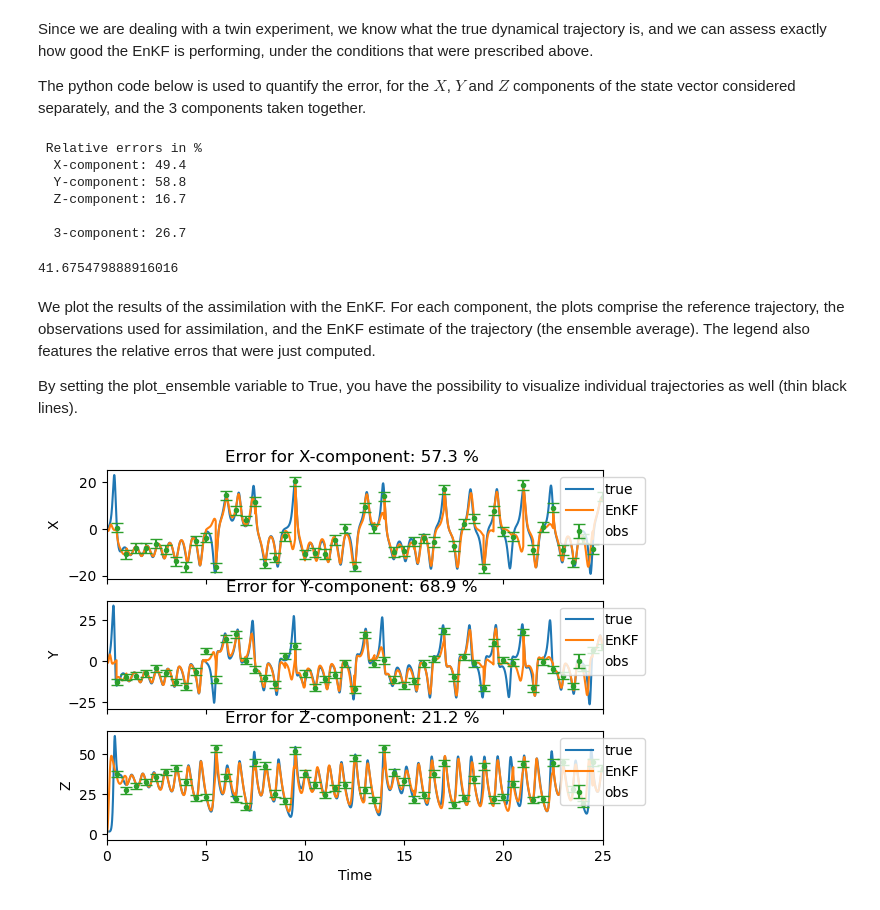
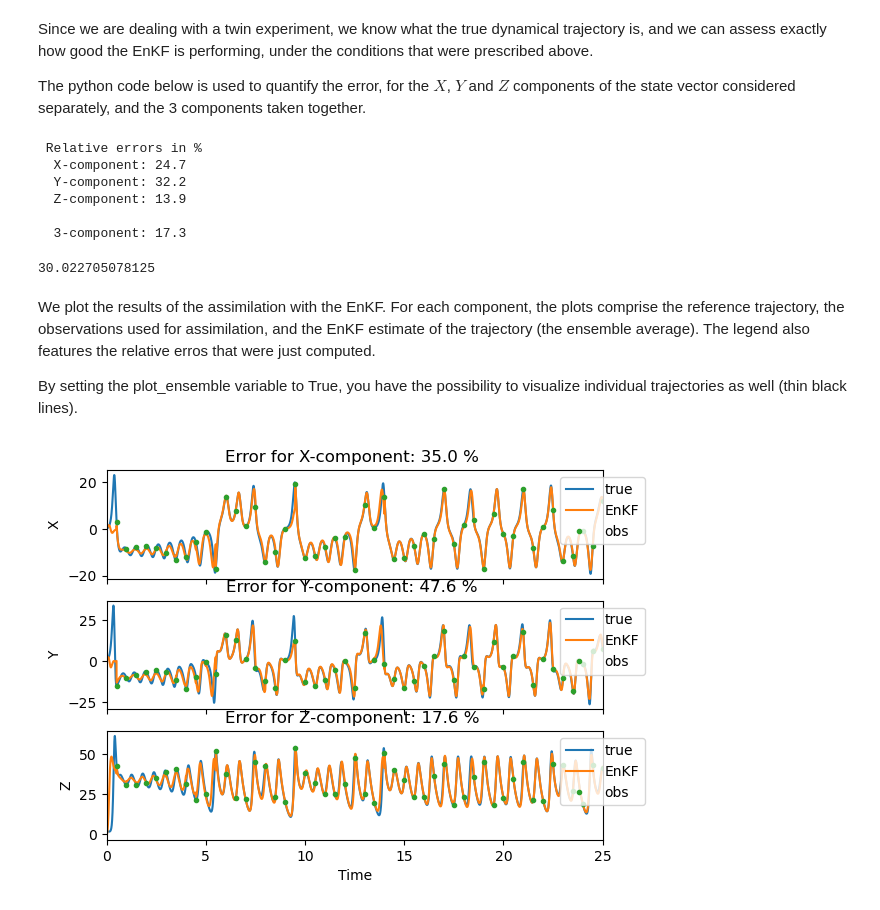
Before and after one commit to acse-jm122/torchda, a Jupyter notebook: examples/lorenz_enkf.ipynb, the cells around one changed output. Cells and saved outputs as stored; diff of their text form; code cells hidden in the pictures.

```diff
--- a/examples/lorenz_enkf.ipynb
+++ b/examples/lorenz_enkf.ipynb
@@ -107,15 +107,16 @@ nobs = ceil(T / dtobs)  # number of times observations are performed
 gap = int(dtobs / dt)  # number of time steps between each observation
 time_obs = time[gap::gap]
 # Generate vector of observations
-y = torch.zeros((y_size, nobs), device=device)
-R = torch.diag(torch.tile(torch.tensor(sigobs**2, device=device), (y_size,)))
-sqrt_s = torch.sqrt(R)
+# y = torch.zeros((y_size, nobs), device=device)
+# R = torch.diag(torch.tile(torch.tensor(sigobs**2, device=device), (y_size,)))
+R = (sigobs**2) * torch.eye(y_size, device=device)
+# sqrt_s = torch.sqrt(R)
 # y = Hxt
 y = H @ xt[:, gap::gap] if isinstance(H, torch.Tensor) else H(xt[:, gap::gap])
 # compute observation error
-noise = sqrt_s @ torch.randn(size=y.shape, device=device)
+# noise = sqrt_s @ torch.randn(size=y.shape, device=device)
 # y = Hxt + epsilon
-y = y + noise
+# y = y + noise
 # %%
 # Plot reference trajectory and the observations that will be fed to the EnKF
 fig, ax = plt.subplots(nrows=3, ncols=1, sharex=True)
@@ -123,7 +124,8 @@ iobs = 0
 for k, comp in enumerate(["X", "Y", "Z"]):
     ax[k].plot(time.cpu(), xt.cpu()[k, :])
     if WhichVariablesAreObserved[k] > 0:
-        ax[k].errorbar(time_obs.cpu(), y.cpu()[iobs, :], yerr=sqrt_s.cpu()[iobs, iobs],
+        ax[k].errorbar(time_obs.cpu(), y.cpu()[iobs, :],
+                    #    yerr=sqrt_s.cpu()[iobs, iobs],
                        fmt='o', markersize=3, capsize=4, label='obs')
         ax[k].legend(bbox_to_anchor=(1.01, 1), loc='upper right', frameon=True)
         iobs += 1
@@ -159,7 +161,7 @@ The python script `myEnKF.py` contains the implementation of the EnKF. It return
 # %%
 # Now we run the EnKF
 xEnKF, x_ens = apply_EnKF(
-    n_steps, nobs, time_obs, gap, Ne, forwardModel_r, H, P0, R, x0ens, y, args=(rayleigh, prandtl, b)
+    n_steps, time_obs, gap, Ne, forwardModel_r, H, P0, R, x0ens, y, args=(rayleigh, prandtl, b)
 )
 # %%
 # Now we run the KF
@@ -184,11 +186,11 @@ for k, comp in enumerate(["X", "Y", "Z"]):
 print((f"\n  3-component: {(100.0 * cum_error / norm):.1f}  "))
 # %% [output]
  Relative errors in %
-  X-component: 49.4
-  Y-component: 58.8
-  Z-component: 16.7
+  X-component: 24.7
+  Y-component: 32.2
+  Z-component: 13.9
 
-  3-component: 26.7
+  3-component: 17.3
 # %%
 all_3component_error = []
 for e in range(Ne):
@@ -197,7 +199,7 @@ for e in range(Ne):
     all_3component_error.append(float(100.0 * cum_error / norm))
 max(all_3component_error)
 # %% [output]
-41.675479888916016
+30.022705078125
 # %% [markdown]
 We plot the results of the assimilation with the EnKF. For each component, the plots comprise the reference trajectory, the observations used for assimilation, and the EnKF estimate of the trajectory (the ensemble average).
 The legend also features the relative erros that were just computed.
@@ -206,26 +208,27 @@ By setting the plot_ensemble variable to True, you have the possibility to visua
 # %%
 # Plot results
 plot_ensemble = False  # Change to True if you want to visualize ensemble members
 fig, ax = plt.subplots(nrows=3, ncols=1, sharex=True)
 iobs = 0
 for k, comp in enumerate(["X", "Y", "Z"]):
     ax[k].plot(time.cpu(), xt.cpu()[k, :], label='true')
     ax[k].plot(time.cpu(), xEnKF.cpu()[k, :], label='EnKF')
-    # if plot_ensemble:
-    #     for e in range(Ne):
-    #         ax[k].plot(time.cpu(), x_ens.cpu()[k, :, e], c='k', lw=0.1, zorder=-4)
+    if plot_ensemble:
+        for e in range(Ne):
+            ax[k].plot(time.cpu(), x_ens.cpu()[k, :, e], c='k', lw=0.1, zorder=-4)
     if WhichVariablesAreObserved[k] > 0:
-        ax[k].errorbar(time_obs.cpu(), y.cpu()[iobs, :], yerr=sqrt_s.cpu()[iobs, iobs],
+        ax[k].errorbar(time_obs.cpu(), y.cpu()[iobs, :],
+                    #    yerr=sqrt_s.cpu()[iobs, iobs],
                        fmt='o', markersize=3, capsize=4, label='obs')
         iobs = iobs + 1
     ax[k].legend(bbox_to_anchor=(0.9, 1), loc='upper left', frameon=True)
     ax[k].set_ylabel(comp)
     ax[k].title.set_text(
         f"Error for {comp}-component: %4.1f %% "
         % (100.0 * cum_error_comp[k] / norm_comp[k])
     )
 ax[-1].set_xlabel('Time')
 ax[-1].set_xlim(time.cpu()[0], time.cpu()[-1])
 plt.show()
 # %% [output]
-[figure, old version]
+[figure, new version]
```
Also changed, not shown: parts of 2 cells of this notebook, 9 other files.
